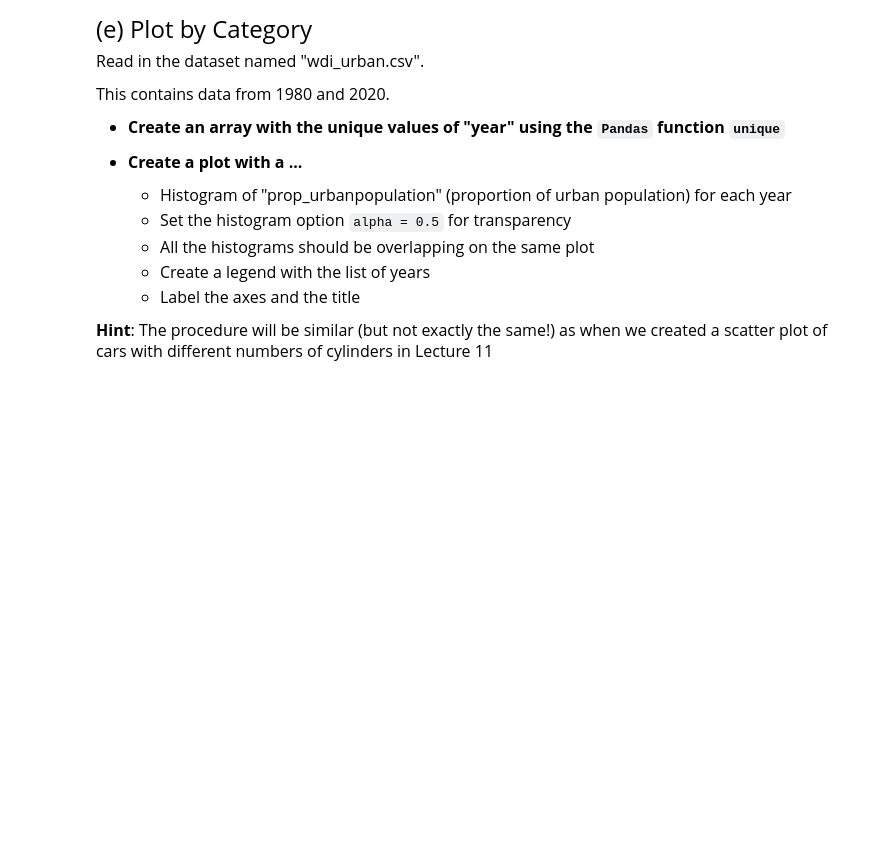
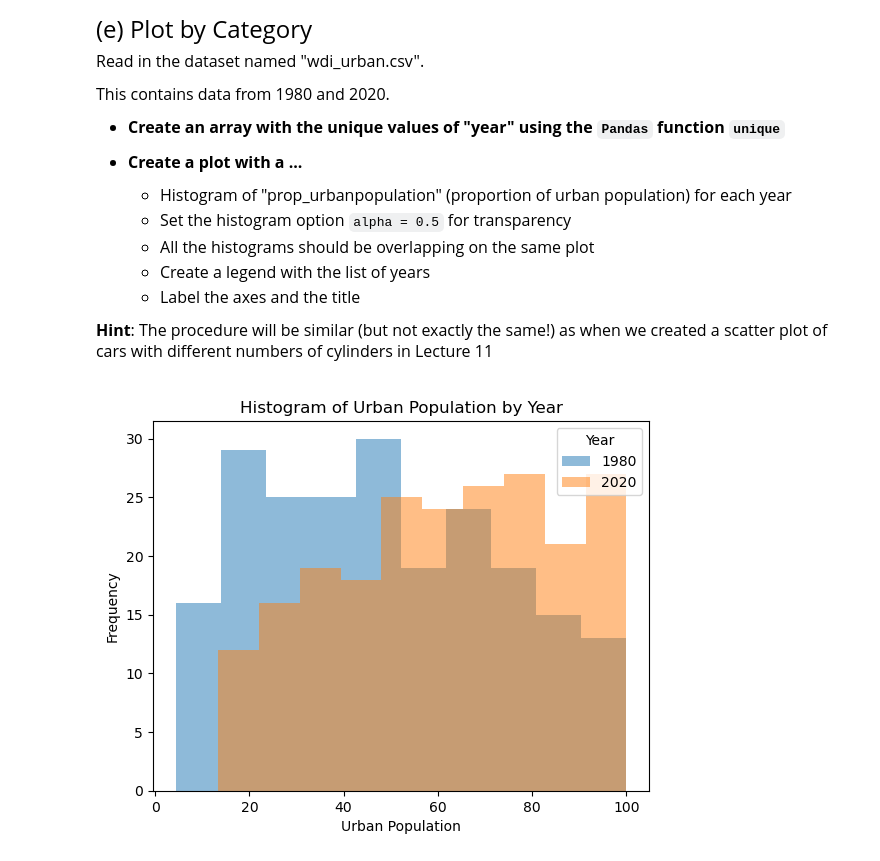
Before and after one commit to aashmans21/qtm151fall2025, a Jupyter notebook: Assignments/assignment_6/assignment6-corrected.ipynb, the cells around one changed output. Saved outputs shown, nothing was run; the diff lists cells and outputs as text; code cells hidden in the pictures; blank space fills up the shorter version.

```diff
--- a/Assignments/assignment_6/assignment6-corrected.ipynb
+++ b/Assignments/assignment_6/assignment6-corrected.ipynb
@@ -130,0 +180,20 @@ Read in the dataset named "wdi_urban.csv".
+# %%
+# your answer here
+
+df = pd.read_csv("data/wdi_urban.csv")
+
+#creat an array w unique year using uinque()
+unique_years = df['year'].unique()
+
+#plot a histogram of the unique years
+for year in unique_years:
+    year_data = df.query("year == @year")
+    plt.hist(year_data['prop_urbanpopulation'], alpha=0.5, label=str(year))
+
+plt.xlabel("Urban Population")
+plt.ylabel("Frequency")
+plt.legend(labels=unique_years, title="Year")
+plt.title("Histogram of Urban Population by Year")
+plt.show()
+# %% [output]
+[figure, added]
```
Also changed, not shown: parts of 5 cells of this notebook.
